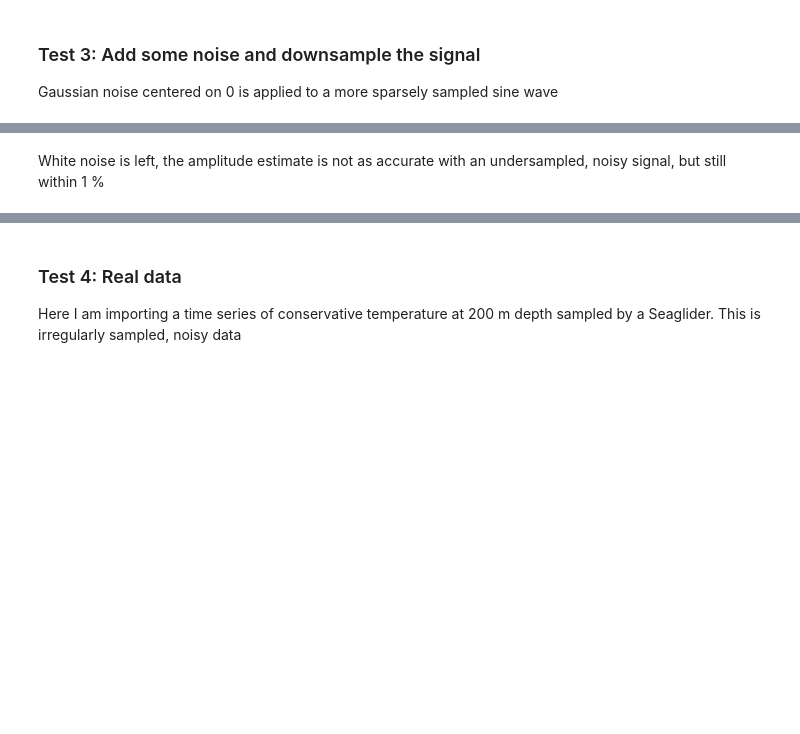
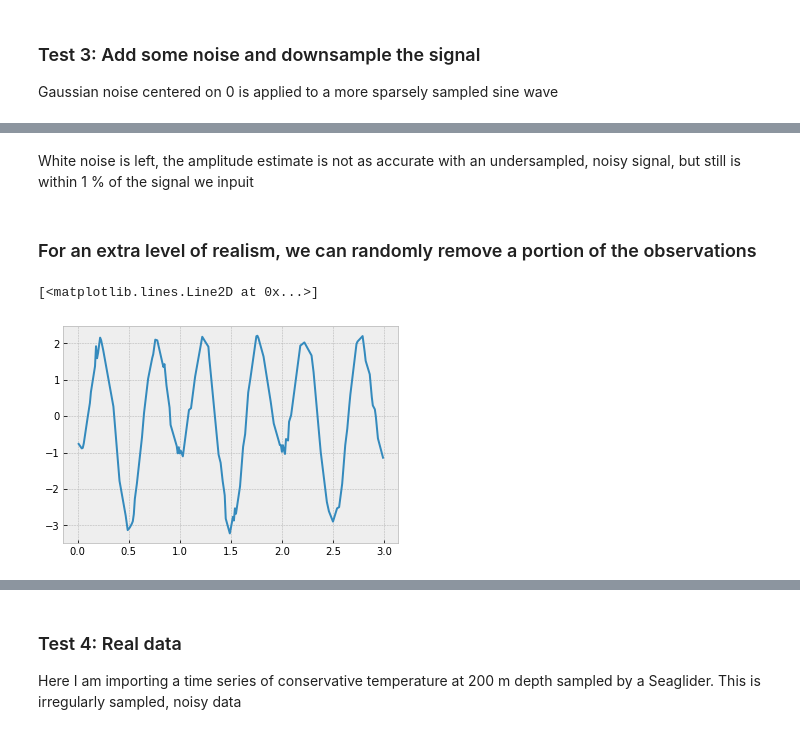
Before and after one commit to callumrollo/quick_tidal_analysis, a Jupyter notebook: Explore.ipynb, the cells around one changed output, grey strips where cells are left out. Saved outputs shown, nothing was run; the diff lists cells and outputs as text; code cells hidden in the pictures; blank space fills up the shorter version.

Commit message:
added randomly subsampled signal

```diff
--- a/Explore.ipynb
+++ b/Explore.ipynb
@@ -100,2 +102,14 @@ df_consts
 # %% [markdown]
-White noise is left,  the amplitude estimate is not as accurate with an undersampled, noisy signal, but still within 1 %
+White noise is left,  the amplitude estimate is not as accurate with an undersampled, noisy signal, but still is within 1 % of the signal we inpuit
+# %% [markdown]
+### For an extra level of realism, we can randomly remove a portion of the observations
+# %%
+t = np.arange(0,3,0.01)
+proportion_to_remove = 0.6
+rand_num = np.random.rand(len(t))
+t = t[rand_num > proportion_to_remove]
+x = np.cos(t*2*np.pi) + 2 * np.cos(4*np.pi*t+np.pi) + 0.5*(np.random.rand((len(t)))-0.5)
+plt.plot(t,x)
+# %% [output]
+[<matplotlib.lines.Line2D at 0x...>]
+[figure, added]
```
Also changed, not shown: parts of 14 cells of this notebook.
